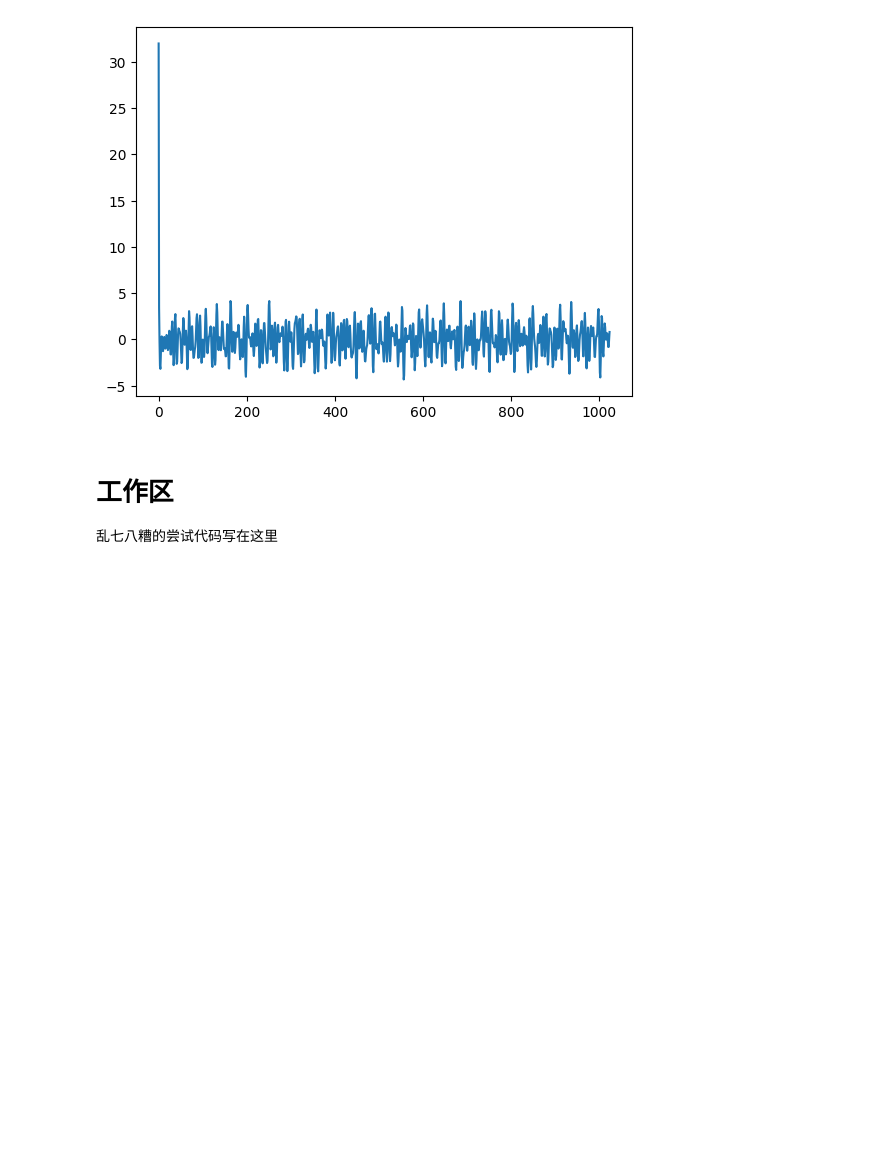
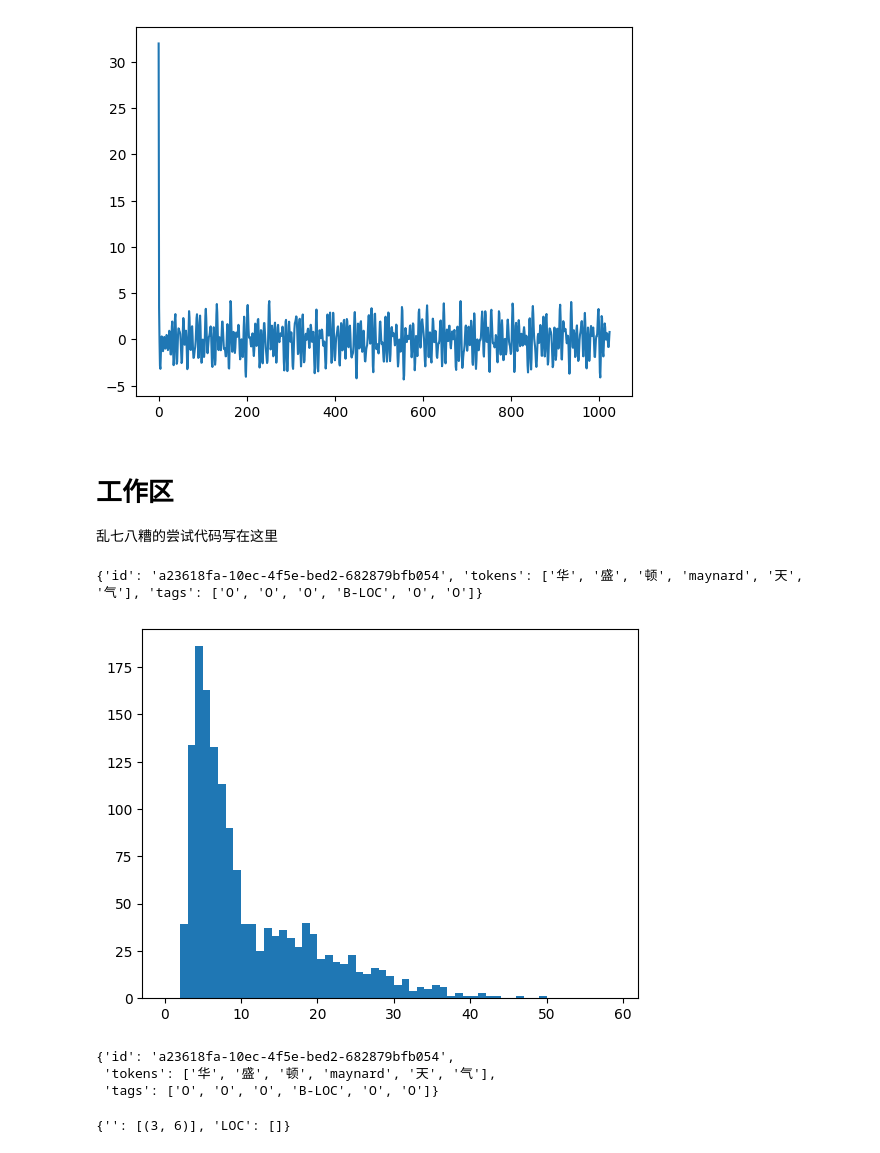
Before and after one commit to 1170500820/DLtools, a Jupyter notebook: analyze_ui_temp.ipynb, the cells around one changed output. Saved outputs shown, nothing was run; the diff lists cells and outputs as text; code cells hidden in the pictures; blank space fills up the shorter version.

```diff
--- a/analyze_ui_temp.ipynb
+++ b/analyze_ui_temp.ipynb
@@ -18,7 +19,7 @@ import numpy as np
 import matplotlib.pyplot as plt
 # %%
 # 指定一个路径，将在该路径下寻找所有'record-'前缀的文件
-directories = 'work/NER/FLAT/'
+directories = 'data/analyze_cache'
 
 filenames = ui_tools.list_files(directories, prefix='record')
 print(f'在目录下找到以下记录文件\n{filenames}')
@@ -171,0 +243,20 @@ plt.show()
+# %%
+d = get_data('ner_samples')
+d[0]
+# %% [output]
+{'id': 'a23618fa-10ec-4f5e-bed2-682879bfb054', 'tokens': ['华', '盛', '顿', 'maynard', '天', '气'], 'tags': ['O', 'O', 'O', 'B-LOC', 'O', 'O']}
+# %%
+lengths = list(len(x.data['tokens']) for x in d)
+visualize.plot_value_distribution_1d(lengths)
+# %% [output]
+[figure, added]
+# %%
+d[0].data
+# %% [output]
+{'id': 'a23618fa-10ec-4f5e-bed2-682879bfb054',
+ 'tokens': ['华', '盛', '顿', 'maynard', '天', '气'],
+ 'tags': ['O', 'O', 'O', 'B-LOC', 'O', 'O']}
+# %%
+BIO_to_spandict(d[0].data['tags'])
+# %% [output]
+{'': [(3, 6)], 'LOC': []}
```
Also changed, not shown: parts of 6 cells of this notebook.
